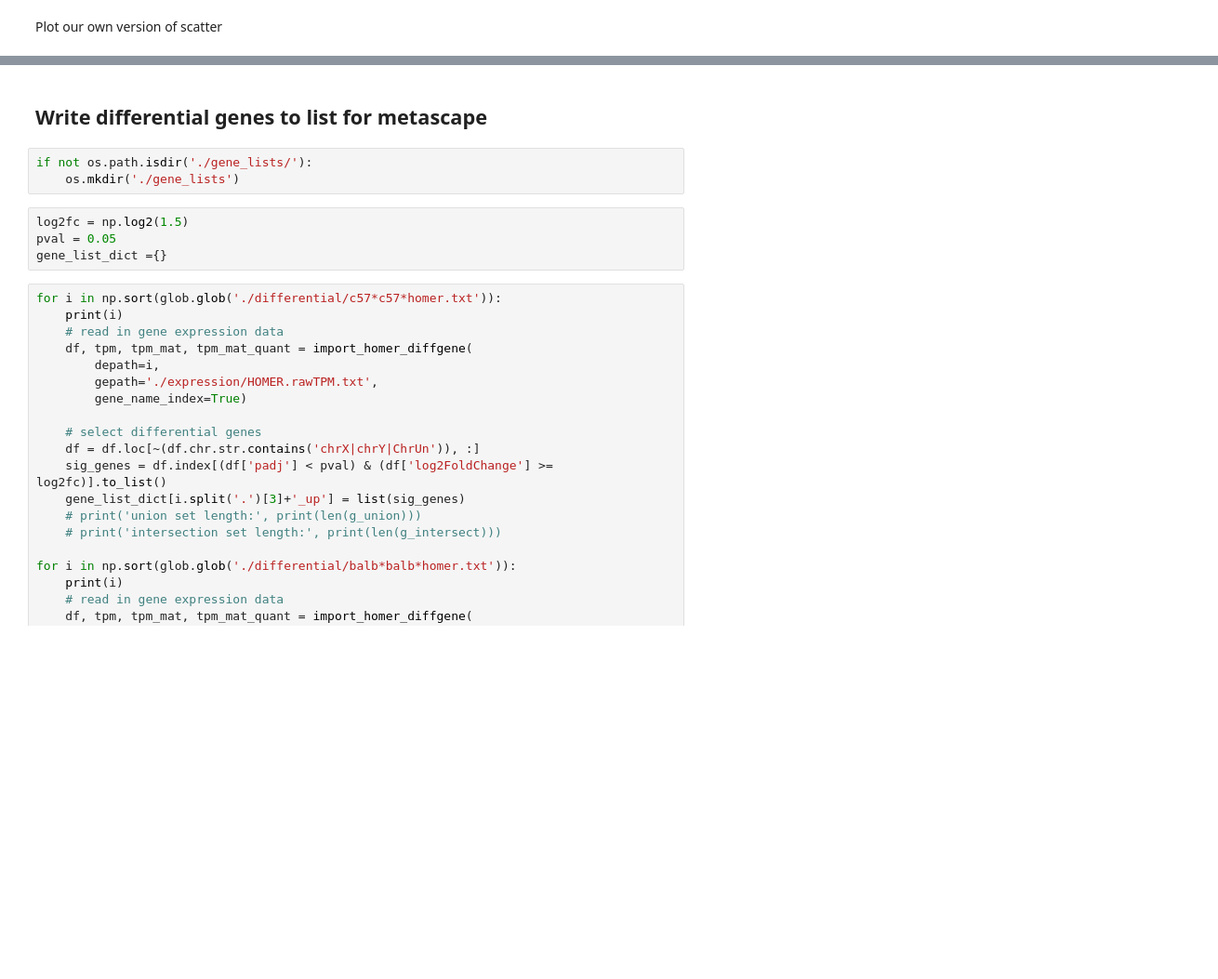
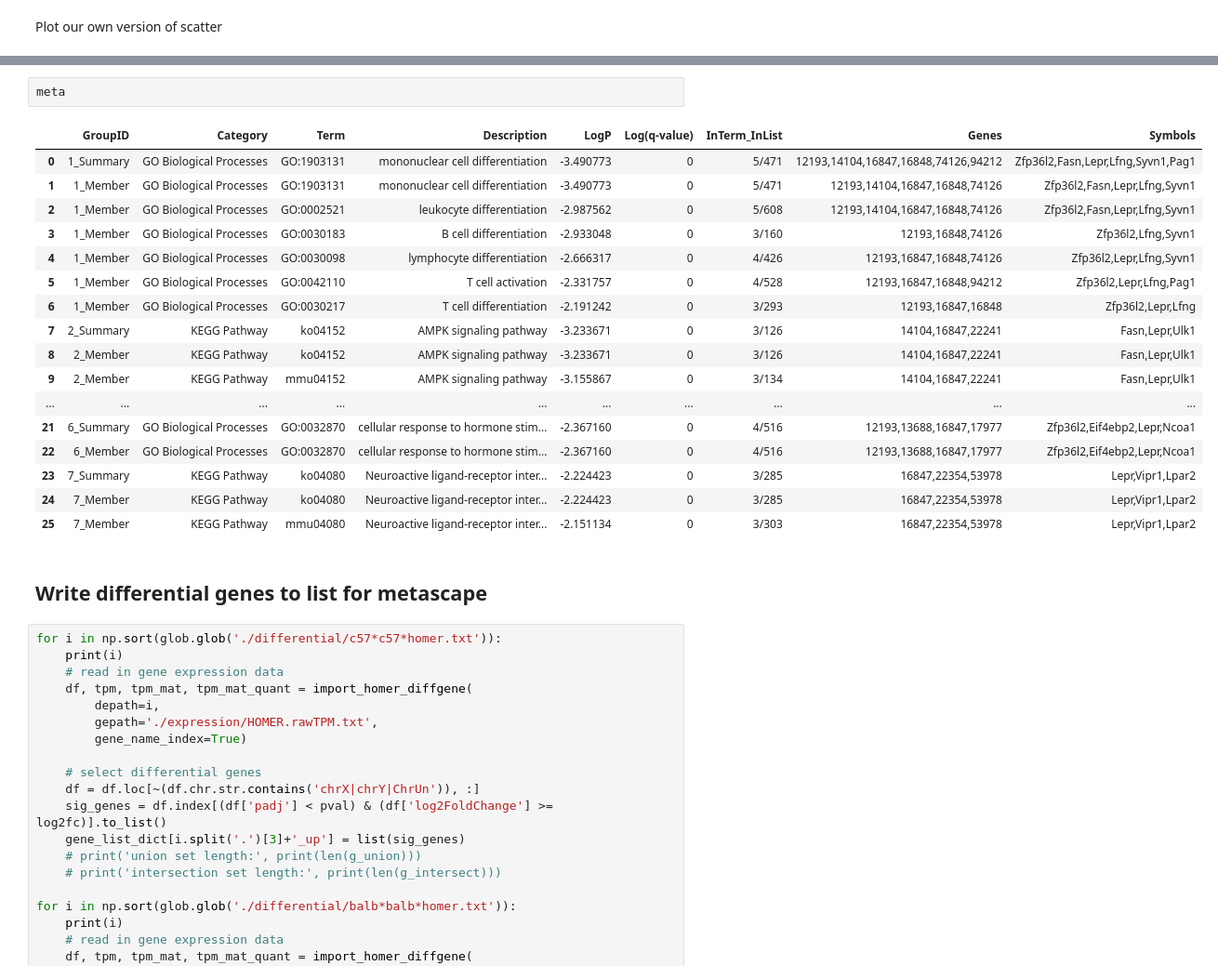
Before and after one commit to HunterBennett/strains_rna, a Jupyter notebook: results/K10_ManuscriptPlots_Leptin6htoControl_RNA.ipynb, the cells around one changed output, grey strips where cells are left out. Shown: that part at 93% size. Drawn from its saved outputs; the diff is of its cells as text; blank space fills up the shorter version.

```diff
--- a/results/K10_ManuscriptPlots_Leptin6htoControl_RNA.ipynb
+++ b/results/K10_ManuscriptPlots_Leptin6htoControl_RNA.ipynb
@@ -162,12 +244,25 @@ ge selected transcripts (9168, 18)
+# %%
+meta
+# %% [output]
+|  | GroupID | Category | Term | Description | LogP | Log(q-value) | InTerm_InList | Genes | Symbols |
+| 0 | 1_Summary | GO Biological Processes | GO:1903131 | mononuclear cell differentiation | -3.490773 | 0 | 5/471 | 12193,14104,16847,16848,74126,94212 | Zfp36l2,Fasn,Lepr,Lfng,Syvn1,Pag1 |
+| 1 | 1_Member | GO Biological Processes | GO:1903131 | mononuclear cell differentiation | -3.490773 | 0 | 5/471 | 12193,14104,16847,16848,74126 | Zfp36l2,Fasn,Lepr,Lfng,Syvn1 |
+| 2 | 1_Member | GO Biological Processes | GO:0002521 | leukocyte differentiation | -2.987562 | 0 | 5/608 | 12193,14104,16847,16848,74126 | Zfp36l2,Fasn,Lepr,Lfng,Syvn1 |
+| 3 | 1_Member | GO Biological Processes | GO:0030183 | B cell differentiation | -2.933048 | 0 | 3/160 | 12193,16848,74126 | Zfp36l2,Lfng,Syvn1 |
+| 4 | 1_Member | GO Biological Processes | GO:0030098 | lymphocyte differentiation | -2.666317 | 0 | 4/426 | 12193,16847,16848,74126 | Zfp36l2,Lepr,Lfng,Syvn1 |
+| 5 | 1_Member | GO Biological Processes | GO:0042110 | T cell activation | -2.331757 | 0 | 4/528 | 12193,16847,16848,94212 | Zfp36l2,Lepr,Lfng,Pag1 |
+| 6 | 1_Member | GO Biological Processes | GO:0030217 | T cell differentiation | -2.191242 | 0 | 3/293 | 12193,16847,16848 | Zfp36l2,Lepr,Lfng |
+| 7 | 2_Summary | KEGG Pathway | ko04152 | AMPK signaling pathway | -3.233671 | 0 | 3/126 | 14104,16847,22241 | Fasn,Lepr,Ulk1 |
+| 8 | 2_Member | KEGG Pathway | ko04152 | AMPK signaling pathway | -3.233671 | 0 | 3/126 | 14104,16847,22241 | Fasn,Lepr,Ulk1 |
+| 9 | 2_Member | KEGG Pathway | mmu04152 | AMPK signaling pathway | -3.155867 | 0 | 3/134 | 14104,16847,22241 | Fasn,Lepr,Ulk1 |
+| ... | ... | ... | ... | ... | ... | ... | ... | ... | ... |
+| 21 | 6_Summary | GO Biological Processes | GO:0032870 | cellular response to hormone stim... | -2.367160 | 0 | 4/516 | 12193,13688,16847,17977 | Zfp36l2,Eif4ebp2,Lepr,Ncoa1 |
+| 22 | 6_Member | GO Biological Processes | GO:0032870 | cellular response to hormone stim... | -2.367160 | 0 | 4/516 | 12193,13688,16847,17977 | Zfp36l2,Eif4ebp2,Lepr,Ncoa1 |
+| 23 | 7_Summary | KEGG Pathway | ko04080 | Neuroactive ligand-receptor inter... | -2.224423 | 0 | 3/285 | 16847,22354,53978 | Lepr,Vipr1,Lpar2 |
+| 24 | 7_Member | KEGG Pathway | ko04080 | Neuroactive ligand-receptor inter... | -2.224423 | 0 | 3/285 | 16847,22354,53978 | Lepr,Vipr1,Lpar2 |
+| 25 | 7_Member | KEGG Pathway | mmu04080 | Neuroactive ligand-receptor inter... | -2.151134 | 0 | 3/303 | 16847,22354,53978 | Lepr,Vipr1,Lpar2 |
 # %% [markdown]
 ## Write differential genes to list for metascape
-# %%
-if not os.path.isdir('./gene_lists/'):
-    os.mkdir('./gene_lists')
-# %%
-log2fc = np.log2(1.5)
-pval = 0.05
-gene_list_dict ={}
 # %%
 for i in np.sort(glob.glob('./differential/c57*c57*homer.txt')):
     print(i)
```
Also changed, not shown: parts of 29 cells of this notebook, 13 other files.
